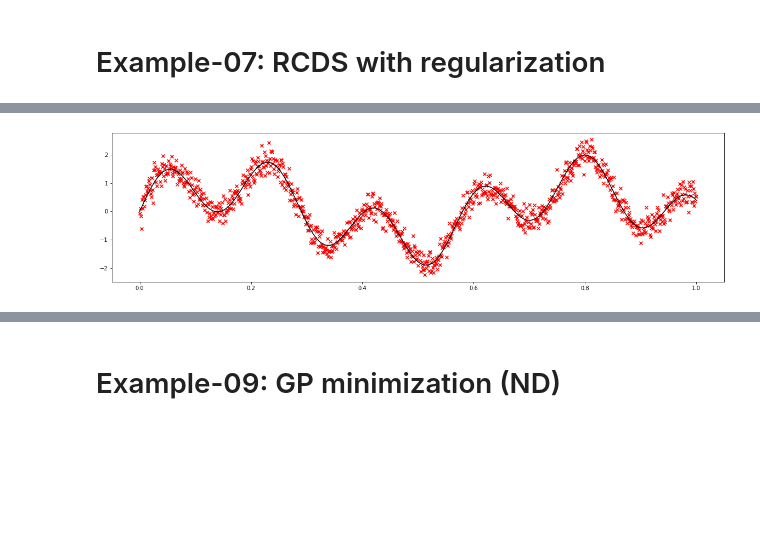
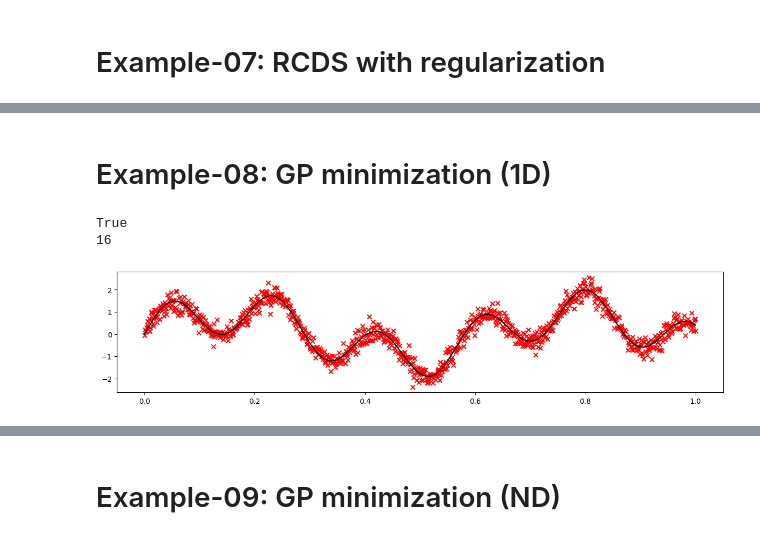
Before and after one commit to i-a-morozov/rcds, a Jupyter notebook: examples.ipynb, the cells around one changed output, grey strips where cells are left out. Saved outputs shown, nothing was run; the diff lists cells and outputs as text; code cells hidden in the pictures; blank space fills up the shorter version.

Commit message:
04_19_2023: update examples

```diff
--- a/examples.ipynb
+++ b/examples.ipynb
@@ -30,9 +25,9 @@ True
 # %%
 # Define original objective function (input knobs are in original cube)
-# Original objective is expected to return a (value, error) tuple
+# Original objective is expected to return a (value, error) tuple of scalars
 # Expected to return (tensor(nan), _) on 'failure'
 
-def objective(knobs:torch.Tensor) -> Tuple[torch.Tensor, torch.Tensor]:
+def objective(knobs:Tensor) -> tuple[Tensor, Tensor]:
     x, y = knobs
     value = (x - 5.0)**2 + (y + 5.0)**2
     error = torch.zeros_like(value)
@@ -135,12 +130,17 @@ tensor([5.000000000000e+00, -5.000000000000e+00], dtype=torch.float64)
 # %%
 # Objective value sign flip
 
-@Wrapper(sf=True, nk=2, lb=[-5.0, -5.0], ub=[+5.0, +5.0], dk=[0.1, 0.1], error=1.0E-3)
-def objective(knobs:torch.Tensor) -> Tuple[torch.Tensor, torch.Tensor]:
+@Wrapper(sf=True, nk=2, lb=[-5.0, -5.0], ub=[+5.0, +5.0], dk=[0.1, 0.1], error=1.0E-3, dtype=dtype, device=device)
+def objective(knobs:Tensor) -> tuple[Tensor, Tensor]:
     x, y = knobs
     value = (x - 5.0)**2 + (y + 5.0)**2
     error = torch.zeros_like(value)
     return -value, error
+
+def target(knobs:numpy.array, *, dtype:torch.dtype=dtype, device:torch.device=device) -> numpy.array:
+    knobs = torch.tensor(knobs, dtype=dtype, device=device)
+    value, _ = objective(knobs)
+    return value.cpu().numpy()
 
 objective()
 knobs = numpy.array([0.5, 0.5])
@@ -841,11 +1362,11 @@ exit: triggered value termination at iteration 3
 # %%
-# Define an objective with slow drift
+# Define an objective (slow drift)
 
-@Wrapper(cache=True, nk=2, lb=[-5.0, -5.0], ub=[+5.0, +5.0], dk=[1.0E-12, 1.0E-12], error=1.0E-12)
+@Wrapper(cache=True, nk=2, lb=[-5.0, -5.0], ub=[+5.0, +5.0], dk=[1.0E-12, 1.0E-12], error=1.0E-12, dtype=dtype, device=device)
 def objective(knobs):
     global time
     x, y = knobs
-    value = (x - 1.0*time)**2 + (y + 1.0)**2 + x*y + 1.0/3.0*x**2*y**2
+    value = (x + 1.0 + time)**2 + (y - 1.0 + time)**2 + x*y + 1.0/3.0*x**2*y**2
     time += 1.0E-3
     error = torch.zeros_like(value)
     return value, error
@@ -929,0 +1404,18 @@ warning: maximum number of iterations 5 is reached
+# %%
+# Use small number of iterations in a loop
+
+time = 0.0
+objective()
+minimizer = Minimizer(objective)
+knobs = torch.tensor([-3.0, 4.0], dtype=dtype, device=device)
+knobs = objective.forward(knobs)
+matrix = torch.eye(minimizer.nk, dtype=dtype, device=device)
+
+for _ in range(16):
+    knobs, value, _, matrix = minimizer.rcds(knobs, matrix, ni=8, dr=1.00, factor=0.0, termination=False)
+    *_, knobs = knobs
+    *_, value = value
+    *_, matrix = matrix
+
+knobs, value, error = objective.history()
+time
@@ -1032,33 +1593,67 @@ from gpytorch.mlls import ExactMarginalLogLikelihood
+# %% [markdown]
+# Example-08: GP minimization (1D)
+# %%
+# Import
+
+import numpy
+import torch
+
+from torch import Tensor
+
+from gpytorch.mlls import ExactMarginalLogLikelihood
+
+from botorch.models import SingleTaskGP
+from botorch.models import FixedNoiseGP
+from botorch.fit import fit_gpytorch_model
+from botorch.acquisition.analytic import ExpectedImprovement
+from botorch.acquisition.analytic import UpperConfidenceBound
+from botorch.optim import optimize_acqf
+
+from rcds.statistics import mean, variance, median, biweight_midvariance
+from rcds.wrapper import Wrapper
+from rcds.minimizer import Minimizer
+
+import matplotlib.pyplot as plt
+
+torch.set_printoptions(precision=12, sci_mode=True)
+print(torch.cuda.is_available())
+print(torch.get_num_threads())
+
+dtype = torch.float64
+device = 'cpu'
+# %% [output]
+True
+16
 # %%
 # Define objective function
 
 @Wrapper(nk=1, lb=[0.0], ub=[10.0], dk=[0.0], error=0.25, dtype=dtype, device=device)
 def objective(knobs):
     x, *_ = knobs
     value = torch.sin(x) + torch.sin((10.0/3.0)*x)
     global error
     if error:
         value += objective.error*torch.randn_like(value)
     return value, objective.error
 objective()
 
 # Plot objective function
 
-plt.figure(figsize=(20, 5))
+plt.figure(figsize=(15, 3))
 
 error = False
-x1 = torch.linspace(0.0, 1.0, 1000)
+x1 = torch.linspace(0.0, 1.0, 1000, dtype=dtype, device=device)
 y1, _ = torch.tensor([objective(knobs) for knobs in x1]).T
 plt.plot(x1, y1, color='black')
 
 error = True
-x2 = torch.linspace(0.0, 1.0, 1000)
+x2 = torch.linspace(0.0, 1.0, 1000, dtype=dtype, device=device)
 y2, _ = torch.tensor([objective(knobs) for knobs in x2]).T
 plt.scatter(x2, y2, color='red', marker='x')
 
 plt.show()
 # %% [output]
-[figure, old version]
+[figure, new version]
 # %%
 %%time
 
```
Also changed, not shown: parts of 116 cells of this notebook.
